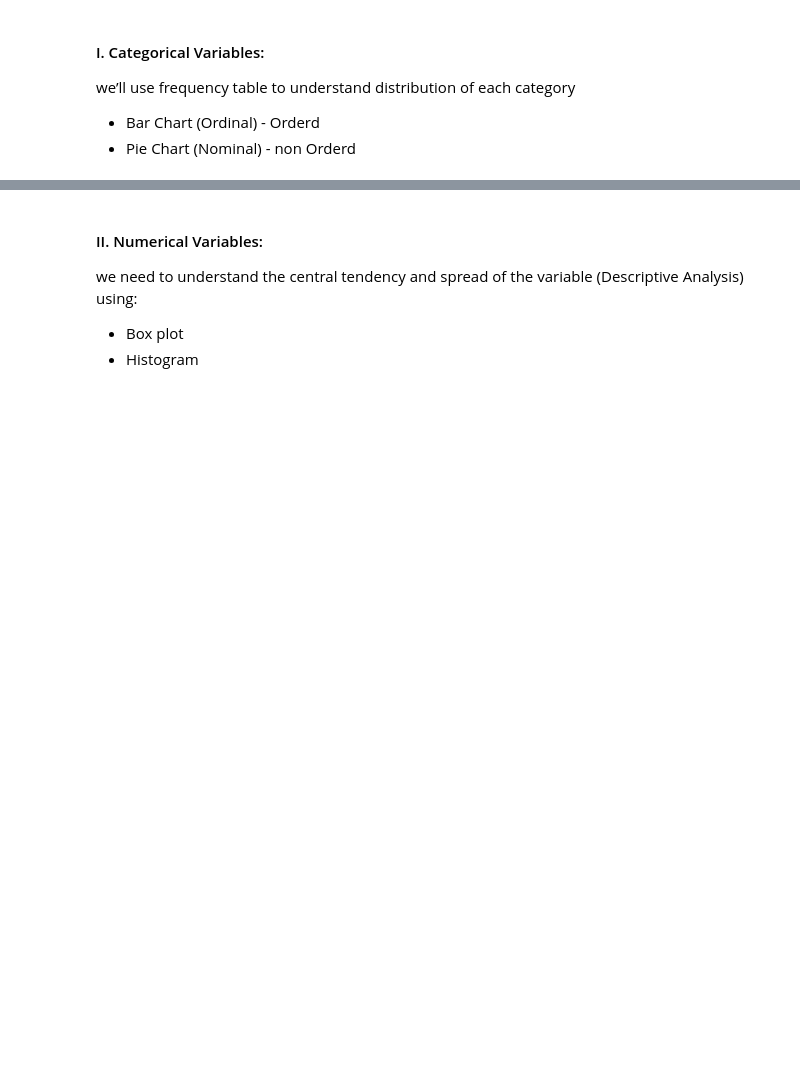
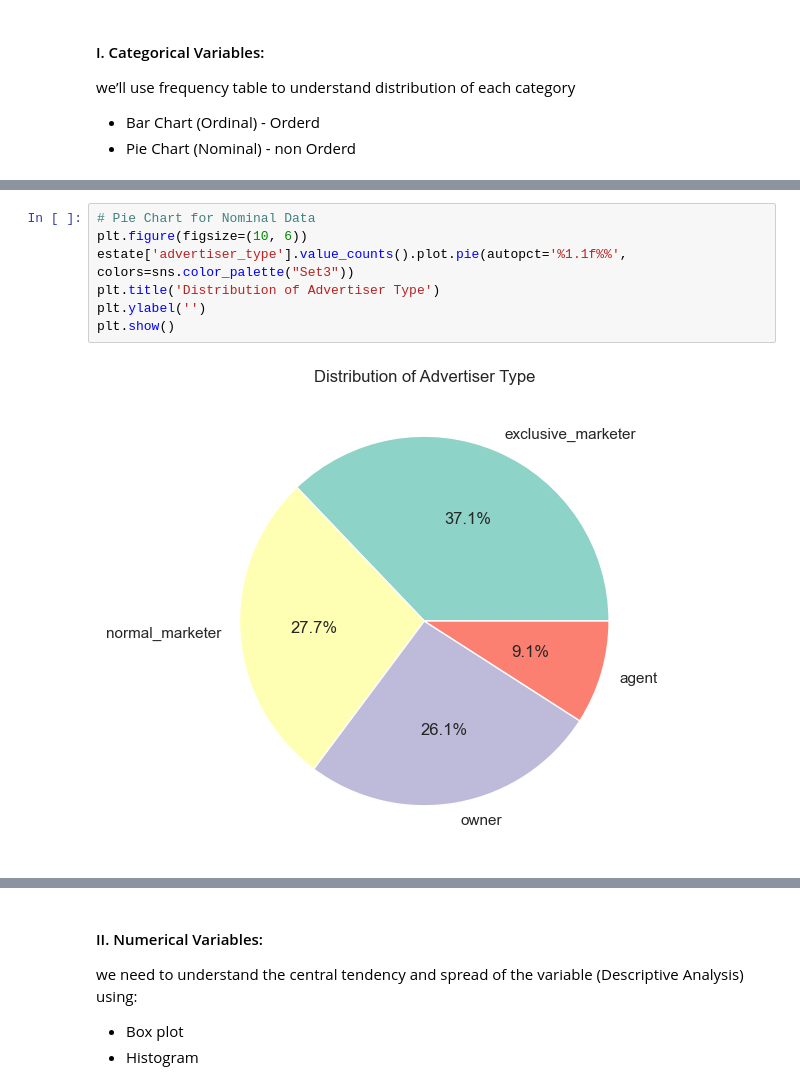
Before and after one commit to Tuwaiq-DS-ML-bootcamp-V-6/Use-case-6-Project-3, a Jupyter notebook: EDA_explain_template_RealEstate.ipynb, the cells around one changed output, grey strips where cells are left out. Drawn from its saved outputs; the diff is of its cells as text; blank space fills up the shorter version.

```diff
--- a/EDA_explain_template_RealEstate.ipynb
+++ b/EDA_explain_template_RealEstate.ipynb
@@ -399,0 +741,9 @@ we’ll use frequency table to understand distribution of each category
+# %%
+# Pie Chart for Nominal Data
+plt.figure(figsize=(10, 6))
+estate['advertiser_type'].value_counts().plot.pie(autopct='%1.1f%%', colors=sns.color_palette("Set3"))
+plt.title('Distribution of Advertiser Type')
+plt.ylabel('')
+plt.show()
+# %% [output]
+[figure, added]
```
Also changed, not shown: parts of 61 cells of this notebook.
